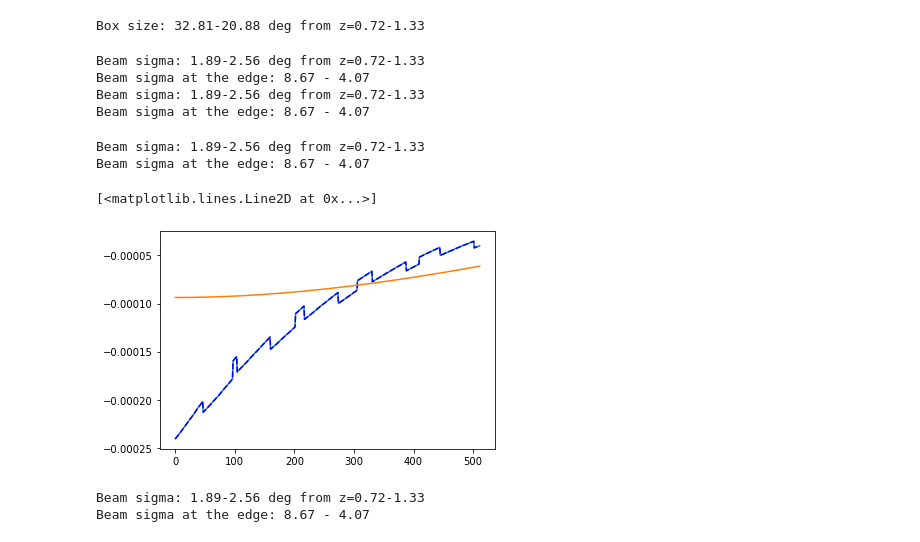
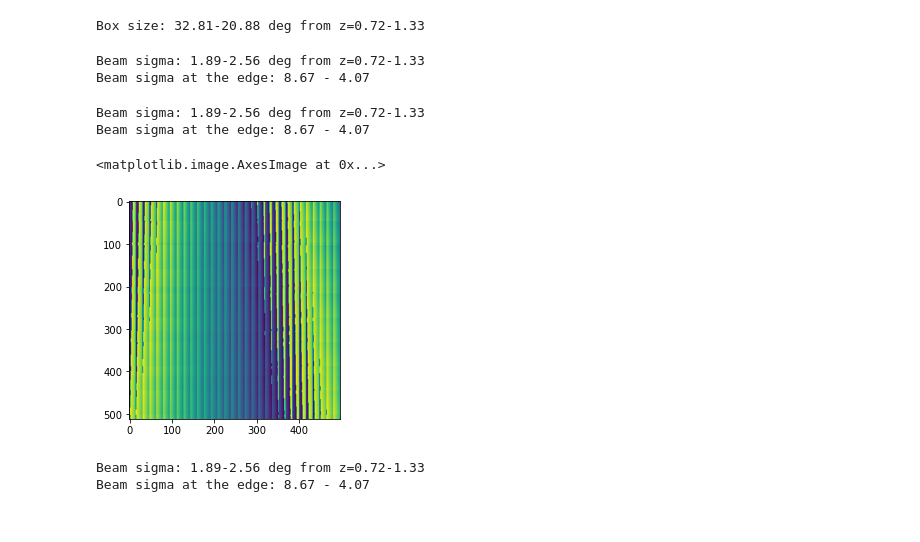
Before and after one commit to radiohep/imcurio, a Jupyter notebook: notebooks/point_source_vis.ipynb, the cells around one changed output. Drawn from its saved outputs; the diff is of its cells as text; code cells hidden in the pictures.

```diff
--- a/notebooks/point_source_vis.ipynb
+++ b/notebooks/point_source_vis.ipynb
@@ -12,7 +12,7 @@ from copy import deepcopy
 import time
 # %%
 %autoreload
-B = imc.SimBox("../sims/HImesh_0512_z100.fits")
+B = imc.SimBox("/astro/u/chenzhi/imcurio/sims/HImesh_0512_z100.fits")
 T=imc.TelSim()
 # %% [output]
 Box size: 32.81-20.88 deg from z=0.72-1.33
@@ -32,13 +32,11 @@ B.box *= 0.0 ## set all pixels to zero
 Bs = deepcopy(B)
 Bs.box[offset_xi,offset_yi,np.arange(B.Nz)]=1  ##except our point source
 T=imc.TelSim()
-visPS = T.get_visibilities(Bs, None, vopts={'interpolation':'lasz'})
+#visPS = T.get_visibilities(Bs, None, vopts={'interpolation':'lasz'})
 visPSlin = T.get_visibilities(Bs, None, vopts={'interpolation':'lin'})
 # %% [output]
 Beam sigma: 1.89-2.56 deg from z=0.72-1.33
 Beam sigma at the edge: 8.67 - 4.07
-Beam sigma: 1.89-2.56 deg from z=0.72-1.33
-Beam sigma at the edge: 8.67 - 4.07
 # %%
 %autoreload
 Sc = imc.SourceCat(np.array([[theta,phi,1.]]))
@@ -47,12 +45,13 @@ visDI = T.get_visibilities(B, Sc, vopts={'interpolation':'lin'})
 Beam sigma: 1.89-2.56 deg from z=0.72-1.33
 Beam sigma at the edge: 8.67 - 4.07
 # %%
-plt.plot(visPS[:,10])
-plt.plot(visPSlin[:,10],'b--')
-plt.plot(visDI[:,10]*0.01)
+#plt.plot(visPS[:,10])
+#plt.plot(visPSlin[:,10]*55,'b--')
+#plt.plot(visDI[:,10])
+plt.imshow(np.angle(visPSlin))
 # %% [output]
-[<matplotlib.lines.Line2D at 0x...>]
+<matplotlib.image.AxesImage at 0x...>
-[figure, old version]
+[figure, new version]
 # %%
 %autoreload
 Sc = imc.SourceCat('../sims/GLEAM_EGC_v2_trim.fits')
```
Also changed, not shown: parts of 26 cells of this notebook, 2 other files.
